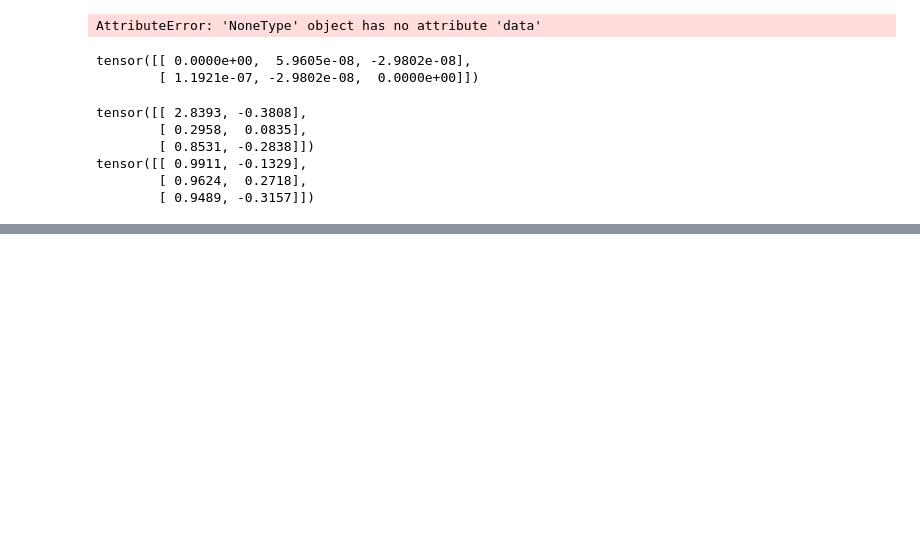
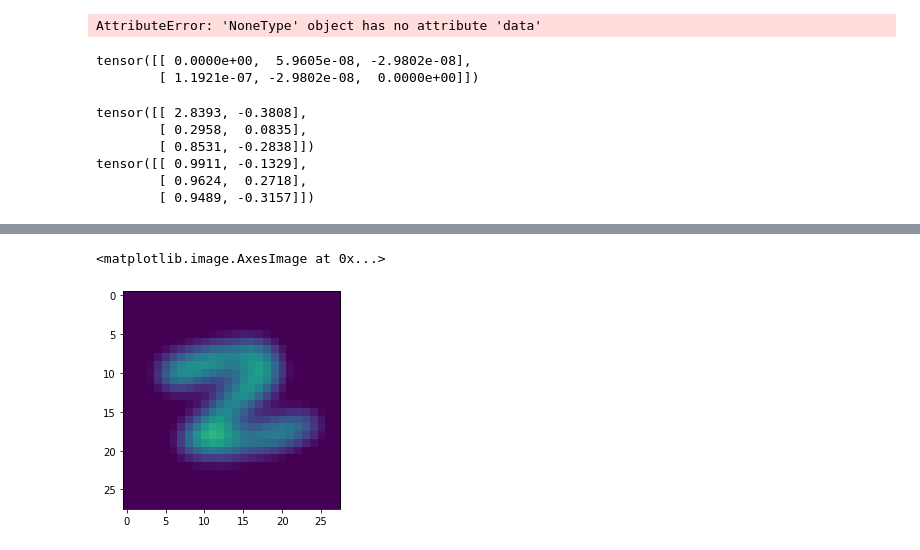
Before and after one commit to michael-psenka/manifold-linearization, a Jupyter notebook: test_files/cc_test.ipynb, the cells around one changed output, grey strips where cells are left out. Cells and saved outputs as stored; diff of their text form; code cells hidden in the pictures; blank space fills up the shorter version.

```diff
--- a/test_files/cc_test.ipynb
+++ b/test_files/cc_test.ipynb
@@ -1787,0 +1834,9 @@ Xhat = g(Z)
+# %%
+# compute the inverse of F
+G = nn.ConvTranspose2d(1, 1, 2*ker_radius + 1, stride=1, padding=2*ker_radius)
+G.weight.data = kernel
+Xhat = G(Z)
+plt.imshow(Xhat[0,0,:,:].detach().numpy(), vmin=0, vmax=1)
+# %% [output]
+<matplotlib.image.AxesImage at 0x...>
+[figure, added]
```
Also changed, not shown: parts of 4 cells of this notebook.
